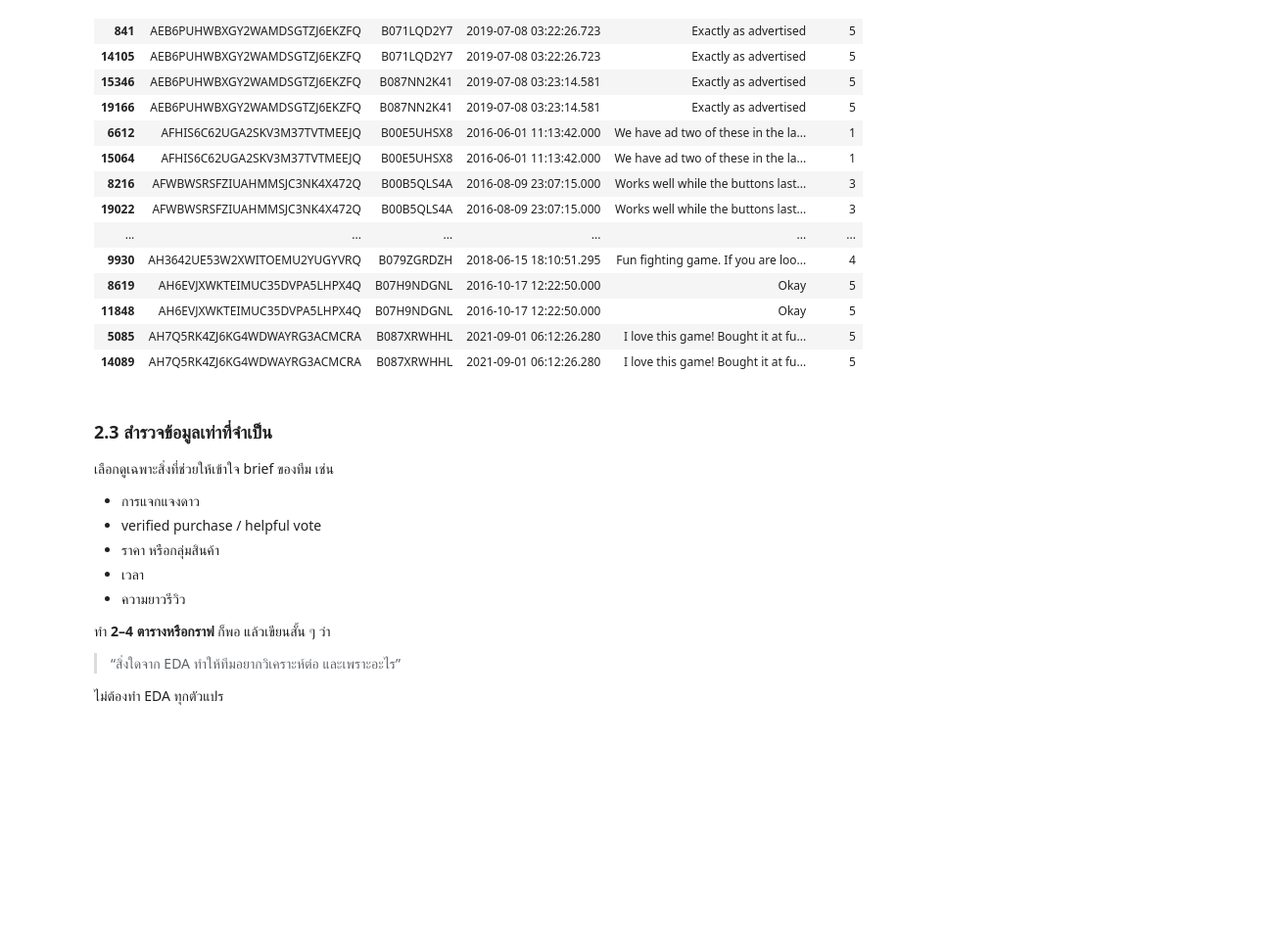
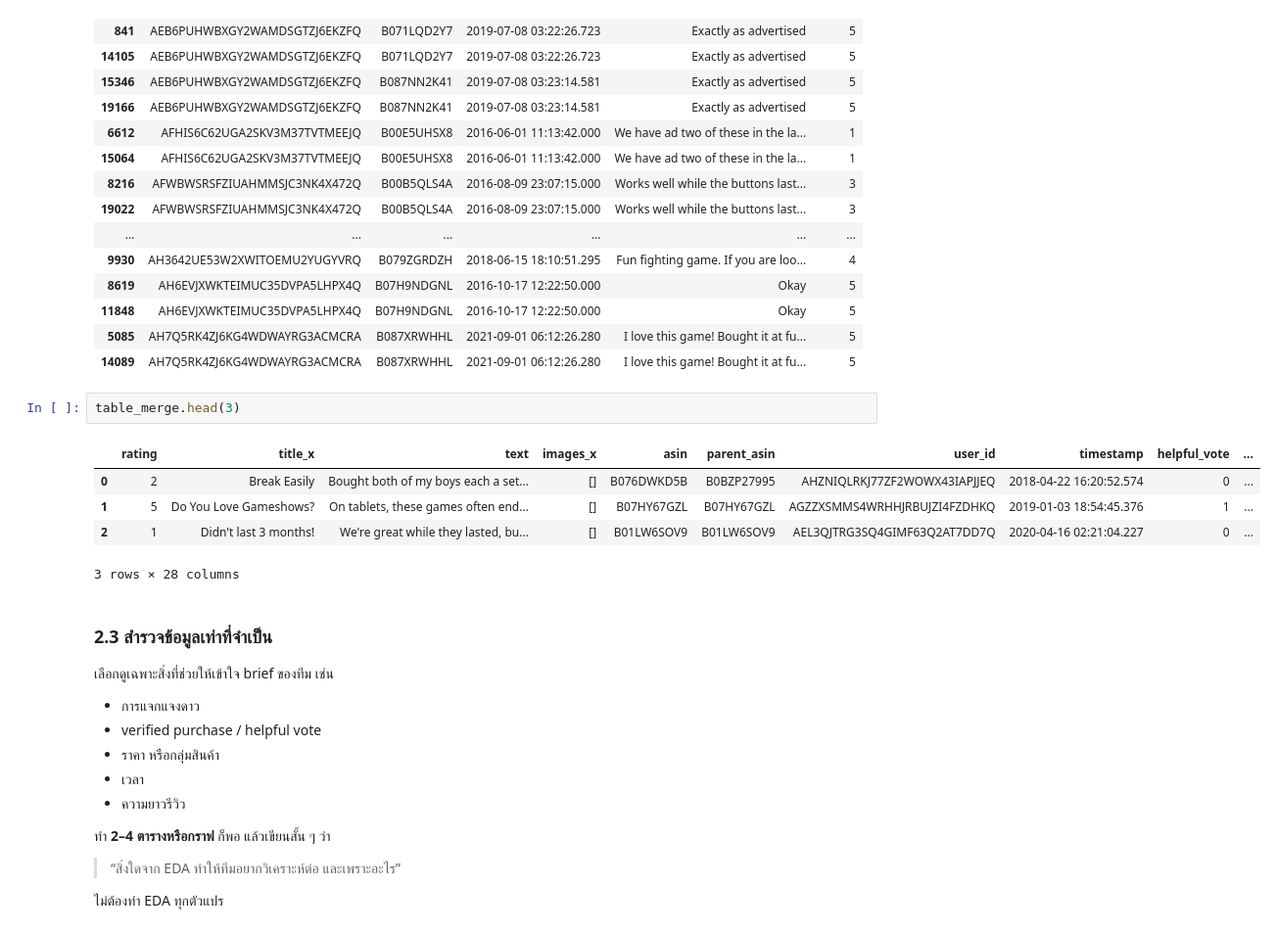
Before and after one commit to spannav/project_bigdata, a Jupyter notebook: Project1_Video_Games.ipynb, the cells around one changed output. Shown at 98% size. Cells and saved outputs as stored; diff of their text form; blank space fills up the shorter version.

```diff
--- a/Project1_Video_Games.ipynb
+++ b/Project1_Video_Games.ipynb
@@ -402,6 +392,14 @@ duplicates[
 | 11848 | AH6EVJXWKTEIMUC35DVPA5LHPX4Q | B07H9NDGNL | 2016-10-17 12:22:50.000 | Okay | 5 |
 | 5085 | AH7Q5RK4ZJ6KG4WDWAYRG3ACMCRA | B087XRWHHL | 2021-09-01 06:12:26.280 | I love this game! Bought it at fu... | 5 |
 | 14089 | AH7Q5RK4ZJ6KG4WDWAYRG3ACMCRA | B087XRWHHL | 2021-09-01 06:12:26.280 | I love this game! Bought it at fu... | 5 |
+# %%
+table_merge.head(3)
+# %% [output]
+|  | rating | title_x | text | images_x | asin | parent_asin | user_id | timestamp | helpful_vote | ... |
+| 0 | 2 | Break Easily | Bought both of my boys each a set... | [] | B076DWKD5B | B0BZP27995 | AHZNIQLRKJ77ZF2WOWX43IAPJJEQ | 2018-04-22 16:20:52.574 | 0 | ... |
+| 1 | 5 | Do You Love Gameshows? | On tablets, these games often end... | [] | B07HY67GZL | B07HY67GZL | AGZZXSMMS4WRHHJRBUJZI4FZDHKQ | 2019-01-03 18:54:45.376 | 1 | ... |
+| 2 | 1 | Didn't last 3 months! | We're great while they lasted, bu... | [] | B01LW6SOV9 | B01LW6SOV9 | AEL3QJTRG3SQ4GIMF63Q2AT7DD7Q | 2020-04-16 02:21:04.227 | 0 | ... |
+3 rows × 28 columns
 # %% [markdown]
 ### 2.3 สำรวจข้อมูลเท่าที่จำเป็น
 
```
Also changed, not shown: parts of 5 cells of this notebook.
